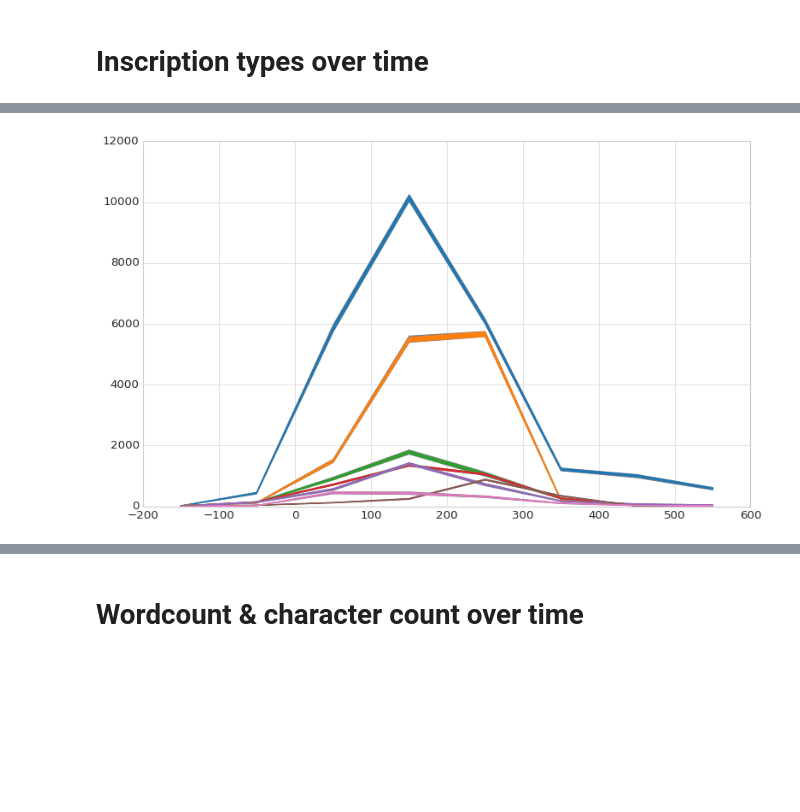
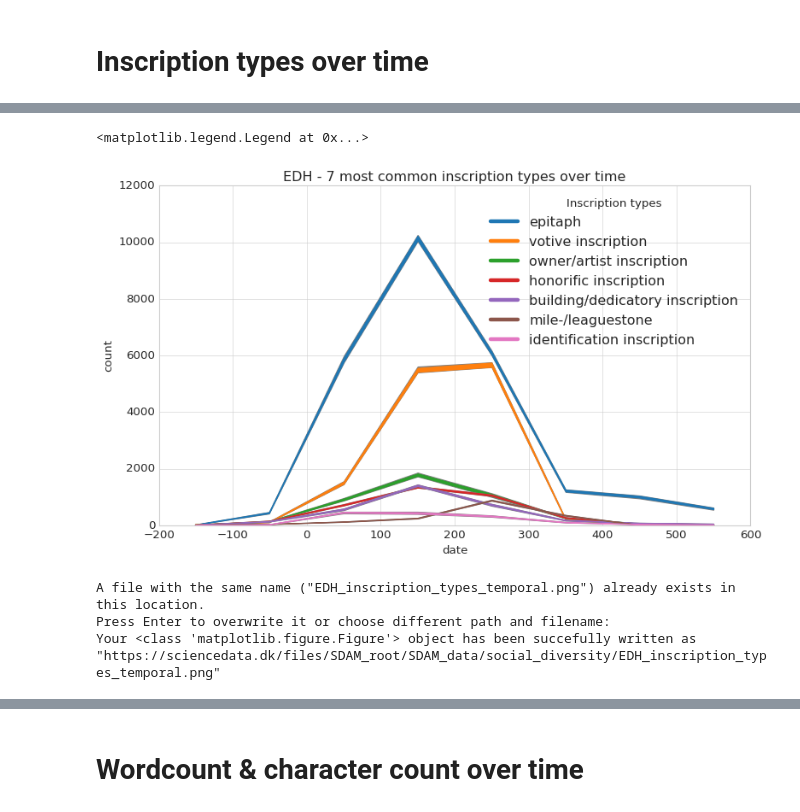
Before and after one commit to sdam-au/LI_ETL, a Jupyter notebook: scripts/1_5_py_WORDS&OCCUPATIONS_TEMPORAL.ipynb, the cells around one changed output, grey strips where cells are left out. Saved outputs shown, nothing was run; the diff lists cells and outputs as text; code cells hidden in the pictures; blank space fills up the shorter version.

Commit message:
occupations & inscription types

```diff
--- a/scripts/1_5_py_WORDS&OCCUPATIONS_TEMPORAL.ipynb
+++ b/scripts/1_5_py_WORDS&OCCUPATIONS_TEMPORAL.ipynb
@@ -122,7 +122,7 @@ for ins_type_tup in simulations_by_type_len[:7]:
     subset_df = EDH[EDH["type_of_inscription_clean"]==ins_type_tup[0]]
     simulations = timeblocks_from_randoms(subset_df, "random_dates", [-200, 600, 100])
     ins_type_N =len(subset_df)
-    simulations_by_type.append([ins_type, ins_type_N, simulations])
+    simulations_by_type.append([ins_type_tup[0],ins_type_N, simulations])
 simulations_by_type = sorted(simulations_by_type, key=lambda x: x[1], reverse=True)
 # %%
 simulations_by_type = sorted(simulations_by_type, key=lambda x: x[1], reverse=True)
@@ -129,10 +131,24 @@ simulations_by_type = sorted(simulations_by_type, key=lambda x: x[1], reverse=Tr
 # %%
 tab_colors_list = list(mcolors.TABLEAU_COLORS.keys())
 plt.style.use("seaborn-whitegrid")
 
 fig, ax  = plt.subplots(figsize=(10, 6), tight_layout=True)
 
 for ins_type_sims, color in zip(simulations_by_type, tab_colors_list[:len(simulations_by_type)]):
     plot_timeblocks_data(ins_type_sims[2], ax=ax, color=color)
+
+ax.set_xlabel("date")
+ax.set_ylabel("count")
+ax.set_title("EDH - 7 most common inscription types over time")
+
+markers = [plt.Line2D([0,0],[0,0],color=color, lw=4) for color in tab_colors_list[:len(simulations_by_type)]]
+plt.legend(markers, [tup[0] for tup in simulations_by_type], numpoints=1,  title="Inscription types", bbox_to_anchor=(1, 1), loc='upper right')
 # %% [output]
+<matplotlib.legend.Legend at 0x...>
-[figure, old version]
+[figure, new version]
+# %%
+sddk.write_file("SDAM_data/social_diversity/EDH_inscription_types_temporal.png", fig, conf)
+# %% [output]
+A file with the same name ("EDH_inscription_types_temporal.png") already exists in this location.
+Press Enter to overwrite it or choose different path and filename:
+Your <class 'matplotlib.figure.Figure'> object has been succefully written as "https://sciencedata.dk/files/SDAM_root/SDAM_data/social_diversity/EDH_inscription_types_temporal.png"
```
Also changed, not shown: parts of 7 cells of this notebook.
